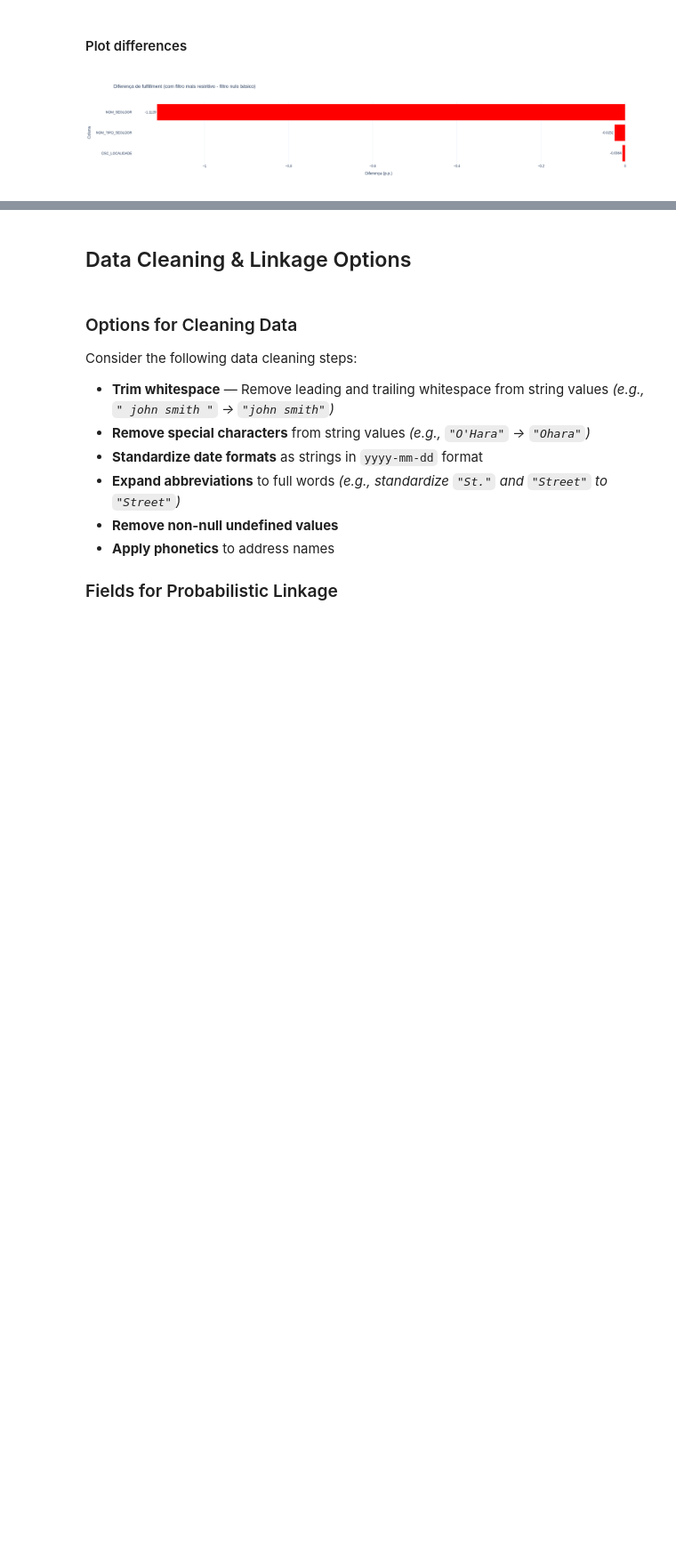
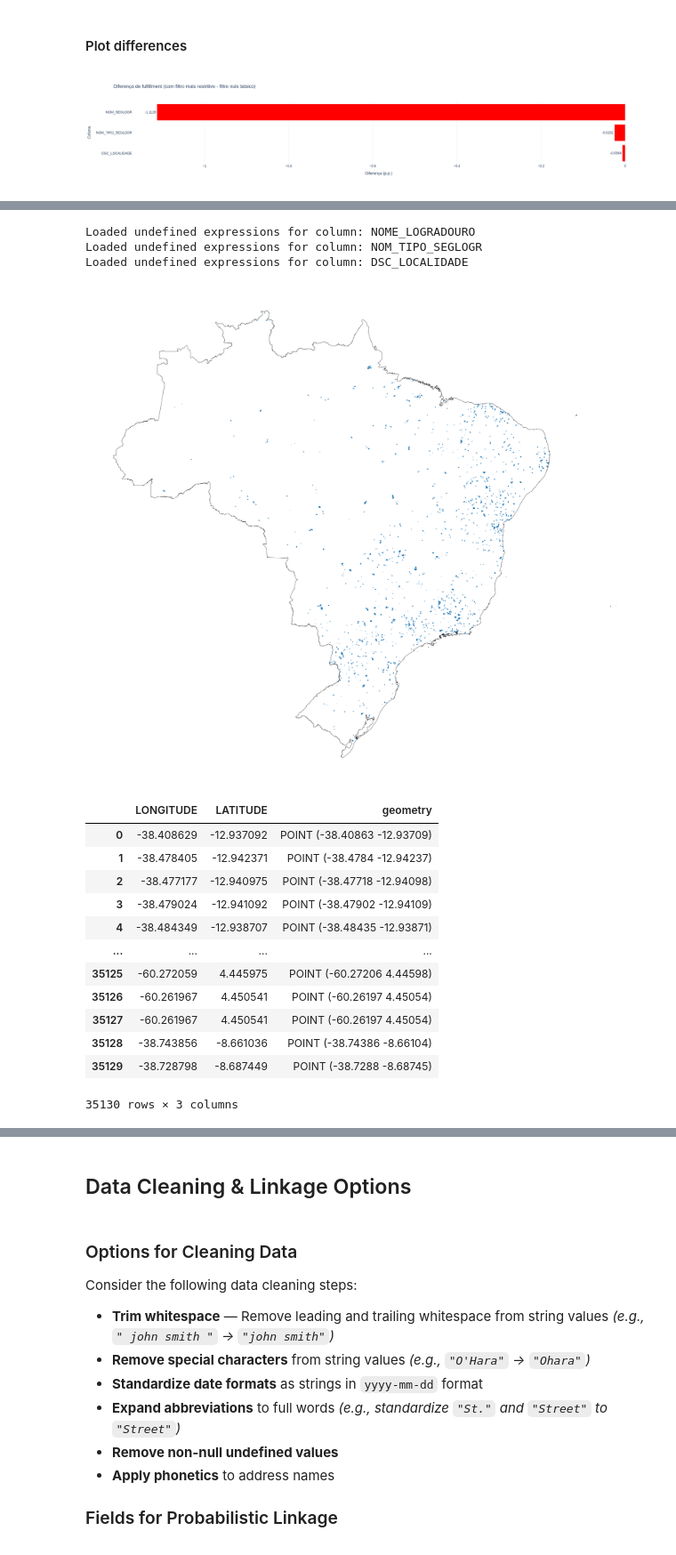
Before and after one commit to lucasvittal262/brazilian_address_linkage, a Jupyter notebook: notebooks/eda/0-exploratory-data-analysis-cnefe-data.ipynb, the cells around one changed output, grey strips where cells are left out. Shown at 89% size. Cells and saved outputs as stored; diff of their text form; code cells hidden in the pictures; blank space fills up the shorter version.

Commit message:
adição de analise de endereço com campos ambíguios, não houve constatação de qualquer diferença quanto  ao tipo de domocilio estabelecimento e quanto a geolocalização

```diff
--- a/notebooks/eda/0-exploratory-data-analysis-cnefe-data.ipynb
+++ b/notebooks/eda/0-exploratory-data-analysis-cnefe-data.ipynb
@@ -550,0 +806,32 @@ fig.update_layout(
+# %%
+plot_brazil_coordinates(
+    df.filter(
+        is_undefined(F.col("NOM_SEGLOGR"), "NOME_LOGRADOURO")
+        | is_undefined(F.col("NOM_TIPO_SEGLOGR"), "NOM_TIPO_SEGLOGR")
+        | is_undefined(F.col("DSC_LOCALIDADE"), "DSC_LOCALIDADE")
+    ),
+    longitude_col="LONGITUDE",
+    latitude_col="LATITUDE",
+    seed=42,
+    figsize=(20, 20),
+    markersize=1,
+    alpha=0.4
+)
+# %% [output]
+Loaded undefined expressions for column: NOME_LOGRADOURO
+Loaded undefined expressions for column: NOM_TIPO_SEGLOGR
+Loaded undefined expressions for column: DSC_LOCALIDADE
+[figure, added]
+|  | LONGITUDE | LATITUDE | geometry |
+| 0 | -38.408629 | -12.937092 | POINT (-38.40863 -12.93709) |
+| 1 | -38.478405 | -12.942371 | POINT (-38.4784 -12.94237) |
+| 2 | -38.477177 | -12.940975 | POINT (-38.47718 -12.94098) |
+| 3 | -38.479024 | -12.941092 | POINT (-38.47902 -12.94109) |
+| 4 | -38.484349 | -12.938707 | POINT (-38.48435 -12.93871) |
+| ... | ... | ... | ... |
+| 35125 | -60.272059 | 4.445975 | POINT (-60.27206 4.44598) |
+| 35126 | -60.261967 | 4.450541 | POINT (-60.26197 4.45054) |
+| 35127 | -60.261967 | 4.450541 | POINT (-60.26197 4.45054) |
+| 35128 | -38.743856 | -8.661036 | POINT (-38.74386 -8.66104) |
+| 35129 | -38.728798 | -8.687449 | POINT (-38.7288 -8.68745) |
+35130 rows × 3 columns
```
Also changed, not shown: parts of 27 cells of this notebook.
